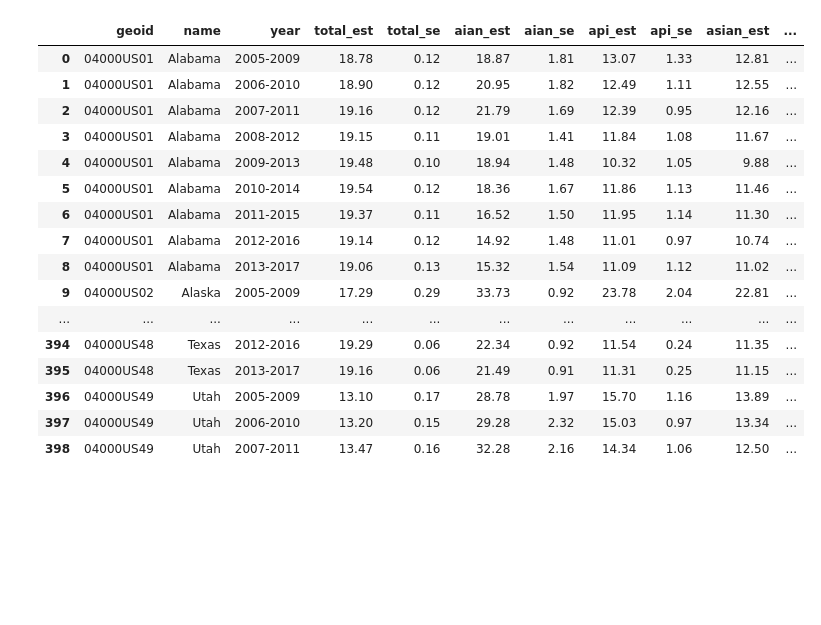
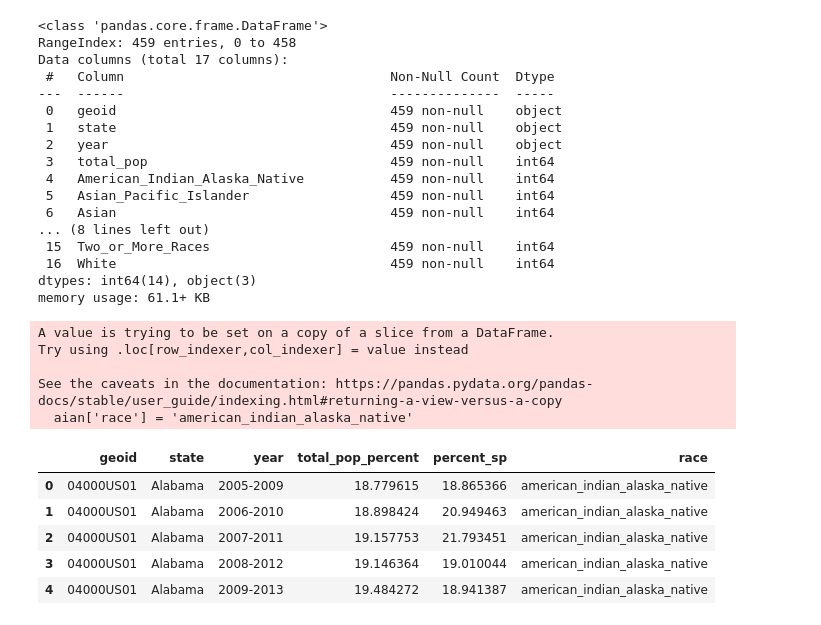
Before and after one commit to SchreinerJS/schreinerj_capstone, a Jupyter notebook: notebooks/single_parents_hh_percent_state.ipynb, the cells around one changed output. Drawn from its saved outputs; the diff is of its cells as text; code cells hidden in the pictures; blank space fills up the shorter version.

Commit message:
tablefixes2

```diff
--- a/notebooks/single_parents_hh_percent_state.ipynb
+++ b/notebooks/single_parents_hh_percent_state.ipynb
@@ -31,0 +40,4 @@ percentage_state
+# %%
+#drop columns not needed
+percentage_state.drop(['total_se', 'aian_se', 'api_se', 'asian_se', 'black_se', 'hisp_se', 'nhisp_se', 'nhopi_se', 'nhwhite_se', 'nnhwhite_se', 'other_se', 'othermore_se', 'twomore_se', 'white_se'], axis=1, inplace=True)
+percentage_state
@@ -31,0 +58,10 @@ percentage_state
+# %%
+percent_sp_state = percentage_state.rename(columns = {'name': 'state', 'total_est': 'total_pop_percent',
+                                                      'aian_est': 'American_Indian_Alaska_Native',
+                                   'api_est': 'Asian_Pacific_Islander', 'asian_est': 'Asian', 'black_est': 'Black',
+                                   'hisp_est': 'Hispanic', 'nhisp_est': 'Not_Hispanic_or_Latino',
+                                   'nhopi_est': 'Native_Hawaiian_Other_Pacific_Islander',
+                                   'nhwhite_est': 'White_Not_Hispanic_or_Latino', 'nnhwhite_est': 'non_Hispanic_Whites',
+                                   'other_est': 'Other_Race', 'othermore_est': 'Some_Other_Race_Alone',
+                                   'twomore_est': 'Two_or_More_Races', 'white_est': 'White'})
+percent_sp_state
@@ -73,25 +175,43 @@ percentage_state
+# %%
+sp_state.info()
+# %% [output]
+<class 'pandas.core.frame.DataFrame'>
+RangeIndex: 459 entries, 0 to 458
+Data columns (total 17 columns):
+ #   Column                                  Non-Null Count  Dtype
+---  ------                                  --------------  -----
+ 0   geoid                                   459 non-null    object
+ 1   state                                   459 non-null    object
+ 2   year                                    459 non-null    object
+ 3   total_pop                               459 non-null    int64
+ 4   American_Indian_Alaska_Native           459 non-null    int64
+ 5   Asian_Pacific_Islander                  459 non-null    int64
+ 6   Asian                                   459 non-null    int64
+... (8 lines left out)
+ 15  Two_or_More_Races                       459 non-null    int64
+ 16  White                                   459 non-null    int64
+dtypes: int64(14), object(3)
+memory usage: 61.1+ KB
 # %%
-percentage_state.rename(columns = {'total_est': 'Total Single Parent Households', 'aian_est': 'American Indian, Alaska Native',                                    'api_est': 'Asian or Pacific Islander',
-                                   'asian_est': 'Asian', 'black_est': 'Black', 'nhisp_est': 'Not Hispanic or Latino',                                  'nhopi_est': 'Native Hawaiian and Other Pacific Islander',
-                                   'nhwhite_est': 'White alone, Not Hispanic or Latino', 'nnhwhite_est': 'Total minus non-Hispanic Whites',
-                                   'other_est': 'Some Other Race', 'othermore_est': 'Some Other Race or Two or More Races',                                   'twomore_est': 'Two or More Races',
-                                   'white_est': 'White'})
-percentage_state
+#locate needed data
+aian = percent_sp_state[['geoid', 'state', 'year', 'total_pop_percent', 'American_Indian_Alaska_Native']]
+
+#create a column for the ethnicity designation
+aian['race'] = 'american_indian_alaska_native'
+aian
+
+#rename columns
+state_percent_aian = aian.rename(columns = {'American_Indian_Alaska_Native': 'percent_sp'})
+state_percent_aian.head()
 # %% [output]
+A value is trying to be set on a copy of a slice from a DataFrame.
+Try using .loc[row_indexer,col_indexer] = value instead
+
+See the caveats in the documentation: https://pandas.pydata.org/pandas-docs/stable/user_guide/indexing.html#returning-a-view-versus-a-copy
+  aian['race'] = 'american_indian_alaska_native'
-|  | geoid | name | year | total_est | total_se | aian_est | aian_se | api_est | api_se | asian_est | ... |
-| 0 | 04000US01 | Alabama | 2005-2009 | 18.78 | 0.12 | 18.87 | 1.81 | 13.07 | 1.33 | 12.81 | ... |
-| 1 | 04000US01 | Alabama | 2006-2010 | 18.90 | 0.12 | 20.95 | 1.82 | 12.49 | 1.11 | 12.55 | ... |
-| 2 | 04000US01 | Alabama | 2007-2011 | 19.16 | 0.12 | 21.79 | 1.69 | 12.39 | 0.95 | 12.16 | ... |
-| 3 | 04000US01 | Alabama | 2008-2012 | 19.15 | 0.11 | 19.01 | 1.41 | 11.84 | 1.08 | 11.67 | ... |
-| 4 | 04000US01 | Alabama | 2009-2013 | 19.48 | 0.10 | 18.94 | 1.48 | 10.32 | 1.05 | 9.88 | ... |
-| 5 | 04000US01 | Alabama | 2010-2014 | 19.54 | 0.12 | 18.36 | 1.67 | 11.86 | 1.13 | 11.46 | ... |
-| 6 | 04000US01 | Alabama | 2011-2015 | 19.37 | 0.11 | 16.52 | 1.50 | 11.95 | 1.14 | 11.30 | ... |
-| 7 | 04000US01 | Alabama | 2012-2016 | 19.14 | 0.12 | 14.92 | 1.48 | 11.01 | 0.97 | 10.74 | ... |
-| 8 | 04000US01 | Alabama | 2013-2017 | 19.06 | 0.13 | 15.32 | 1.54 | 11.09 | 1.12 | 11.02 | ... |
-| 9 | 04000US02 | Alaska | 2005-2009 | 17.29 | 0.29 | 33.73 | 0.92 | 23.78 | 2.04 | 22.81 | ... |
-| ... | ... | ... | ... | ... | ... | ... | ... | ... | ... | ... | ... |
-| 394 | 04000US48 | Texas | 2012-2016 | 19.29 | 0.06 | 22.34 | 0.92 | 11.54 | 0.24 | 11.35 | ... |
-| 395 | 04000US48 | Texas | 2013-2017 | 19.16 | 0.06 | 21.49 | 0.91 | 11.31 | 0.25 | 11.15 | ... |
-| 396 | 04000US49 | Utah | 2005-2009 | 13.10 | 0.17 | 28.78 | 1.97 | 15.70 | 1.16 | 13.89 | ... |
-| 397 | 04000US49 | Utah | 2006-2010 | 13.20 | 0.15 | 29.28 | 2.32 | 15.03 | 0.97 | 13.34 | ... |
-| 398 | 04000US49 | Utah | 2007-2011 | 13.47 | 0.16 | 32.28 | 2.16 | 14.34 | 1.06 | 12.50 | ... |
+|  | geoid | state | year | total_pop_percent | percent_sp | race |
+| 0 | 04000US01 | Alabama | 2005-2009 | 18.779615 | 18.865366 | american_indian_alaska_native |
+| 1 | 04000US01 | Alabama | 2006-2010 | 18.898424 | 20.949463 | american_indian_alaska_native |
+| 2 | 04000US01 | Alabama | 2007-2011 | 19.157753 | 21.793451 | american_indian_alaska_native |
+| 3 | 04000US01 | Alabama | 2008-2012 | 19.146364 | 19.010044 | american_indian_alaska_native |
+| 4 | 04000US01 | Alabama | 2009-2013 | 19.484272 | 18.941387 | american_indian_alaska_native |
```
Also changed, not shown: parts of 37 cells of this notebook.
